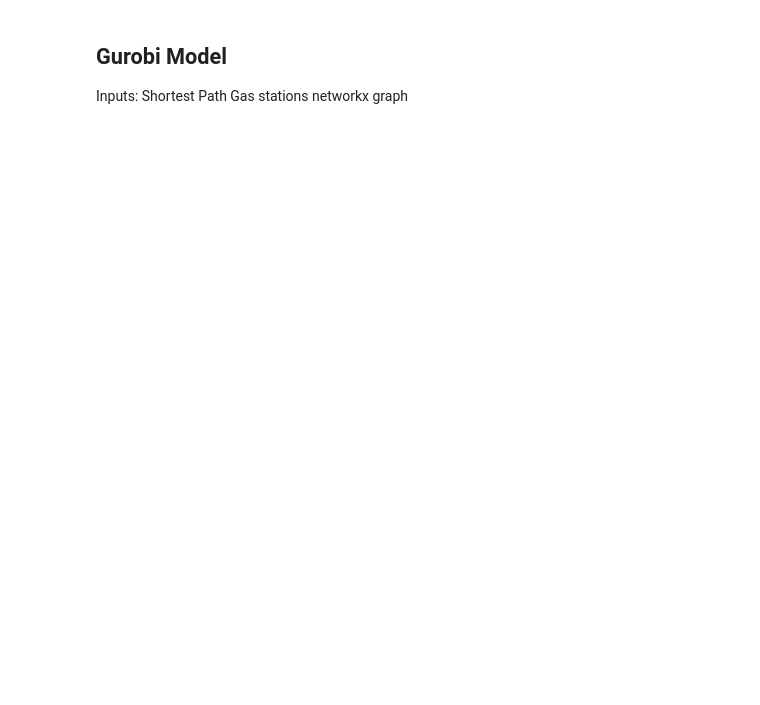
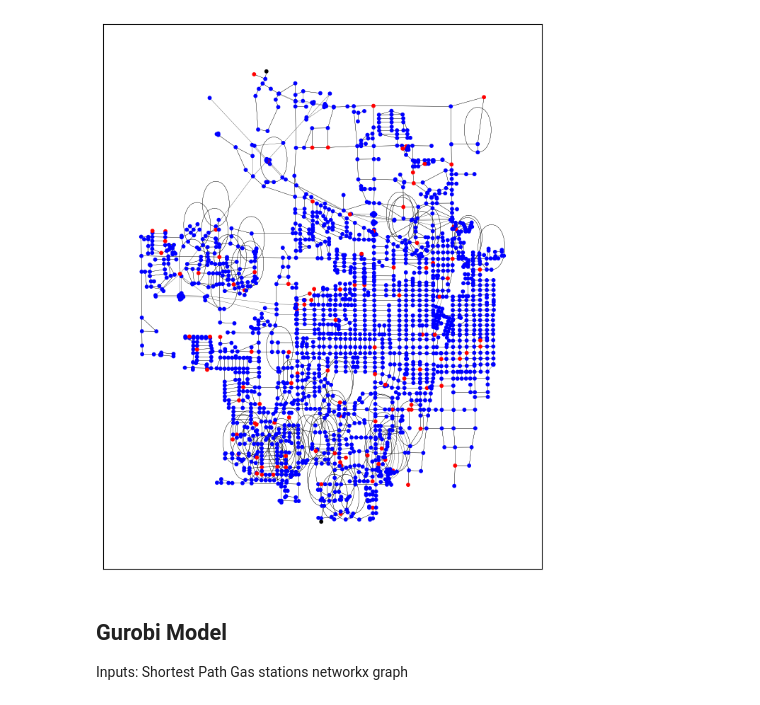
Before and after one commit to samiran-kawtikwar/Optimum-refueling, a Jupyter notebook: refuel.ipynb, the cells around one changed output. Saved outputs shown, nothing was run; the diff lists cells and outputs as text; code cells hidden in the pictures; blank space fills up the shorter version.

```diff
--- a/refuel.ipynb
+++ b/refuel.ipynb
@@ -30,3 +39,19 @@ KeyboardInterrupt:
+# %%
+# pos=nx.spring_layout(G)
+pd.options.display.float_format = '{:.2f}'.format
+pos={}
+coordinates = pd.DataFrame(columns=['ID','x','y'])
+for u, data in G.nodes(data=True):
+    pos[u]=(data['x'],data['y'])
+    coordinates.loc[len(coordinates.index)]=[int(u),data['x'],data['y']]
+coordinates.head()
+plt.rcParams['figure.figsize'] = [8, 10]
+nx.draw_networkx_nodes(G,pos,nodelist=G.nodes(data=False),node_size=10,node_color=color)
+nx.draw_networkx_edges(G,pos,edgelist=G.edges(data=False),width=0.2,arrows=False)
+# nx.draw_networkx_labels(G,pos,labels=label_list)
+plt.show()
+# %% [output]
+[figure, added]
 # %% [markdown]
 ## Gurobi Model
 Inputs:
```
Also changed, not shown: parts of 11 cells of this notebook.
